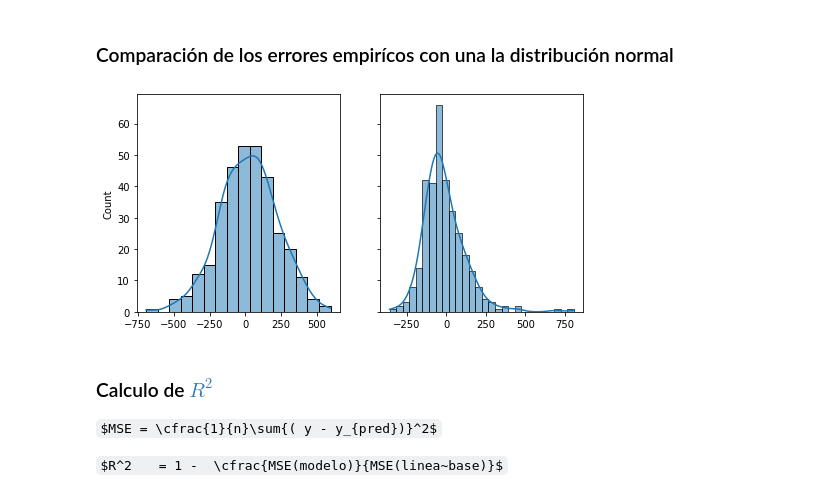
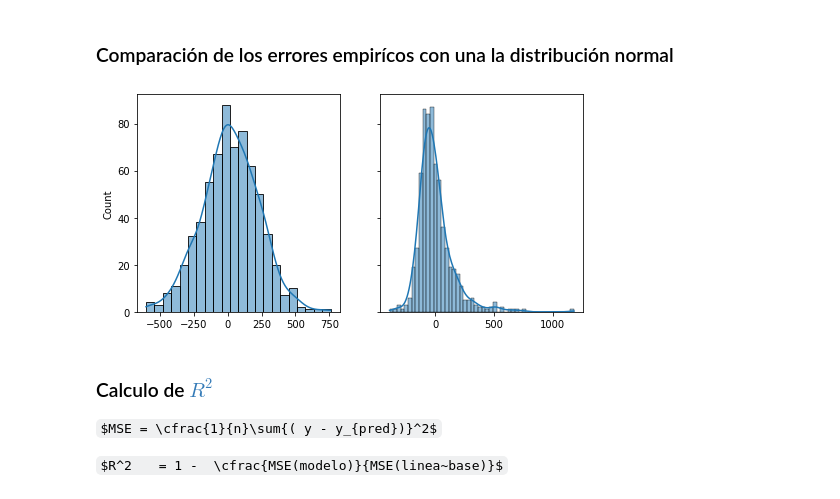
Before and after one commit to AnIsAsPe/Regresion-Robusta-para-estimar-tiempo-de-respuesta-de-un-servicio-de-emergencia, a Jupyter notebook: 1_Response_time_Paris_Fire_Brigade.ipynb, the cells around one changed output. Drawn from its saved outputs; the diff is of its cells as text; code cells hidden in the pictures; some formulas as TeX source.

```diff
--- a/1_Response_time_Paris_Fire_Brigade.ipynb
+++ b/1_Response_time_Paris_Fire_Brigade.ipynb
@@ -781,22 +743,22 @@ media,des_est
 # %%
 # Comparación de la distribución teórica(normal) y empirica de los errores
 
 # Se elige una submuestra (%0.5) con el propósito de obtener una mejor visualización
-errores_empiricos = np.random.choice(errores, 329)
+errores_empiricos = np.random.choice(errores, 660)
 
 # Se obtienen 329 valores a partir de la distribución normal (teorica) usando la media
 # y la desviación de los errores
-errores_teoricos = np.random.normal(media, des_est, 329)
+errores_teoricos = np.random.normal(media, des_est, 660)
 
 # Comparamos las gráficas de ambas distribuciones
 
 fig, ax = plt.subplots(1, 2, figsize=(8, 4), sharey='all')
 for dat, subplot in zip((errores_teoricos, errores_empiricos), ax.flatten()):
   sns.histplot(x=dat, ax=subplot, kde=True, )
 
 plt.show()
 # %% [output]
-[figure, old version]
+[figure, new version]
 # %% [markdown]
 ### Calculo de [$R^2$](https://docs.google.com/presentation/d/1k0aYwEBzaaAkWjX6jRKAc40nKHi3FROkJwtXCOE22mI/edit#slide=id.ga8926b2cd2_0_14)
 
```
Also changed, not shown: parts of 10 cells of this notebook.
